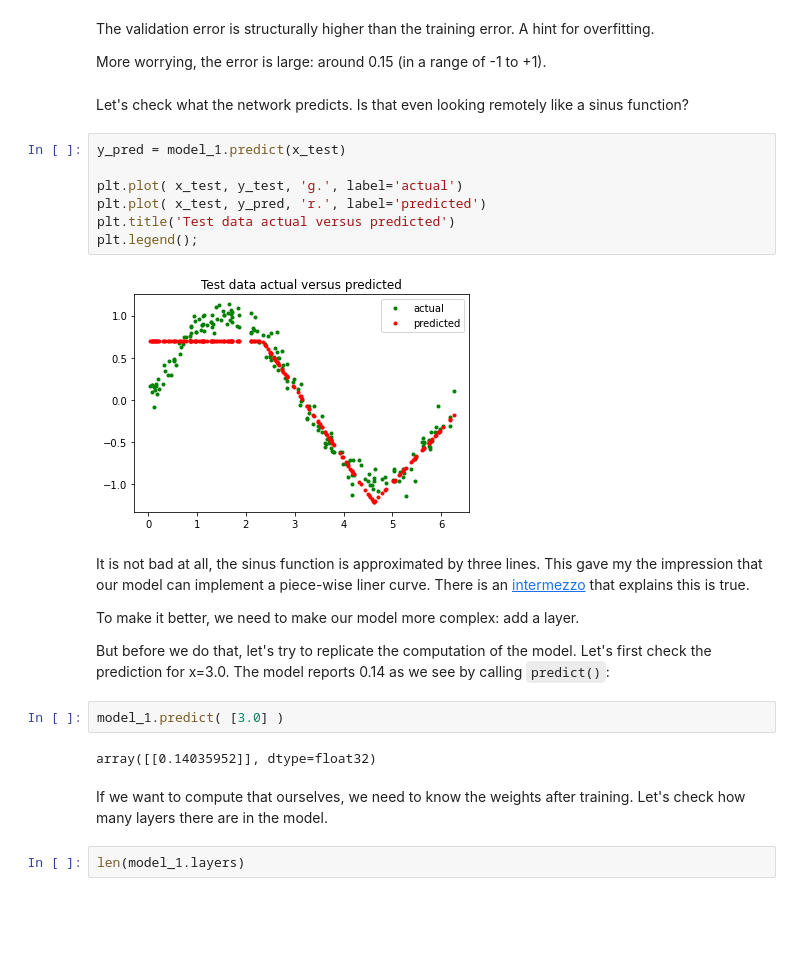
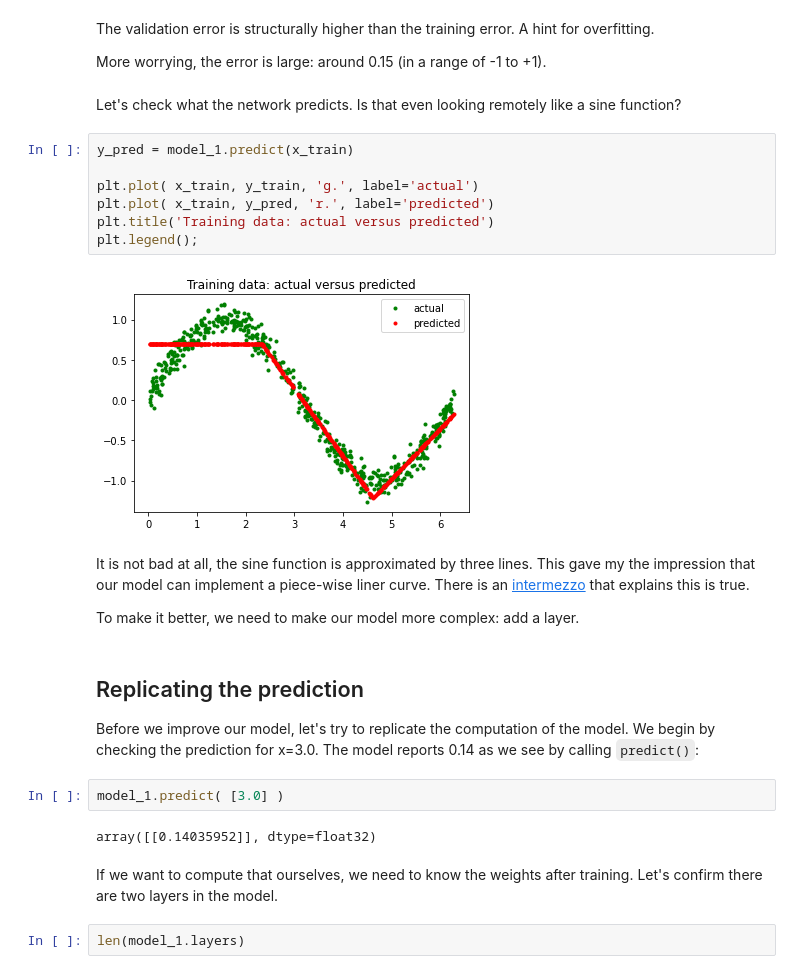
Before and after one commit to maarten-pennings/MachineLearning, a Jupyter notebook: sinus/sinus.ipynb, the cells around one changed output. Cells and saved outputs as stored; diff of their text form; blank space fills up the shorter version.

Commit message:
adds model_2

```diff
--- a/sinus/sinus.ipynb
+++ b/sinus/sinus.ipynb
@@ -245,30 +254,32 @@ The validation error is structurally higher than the training error. A hint for
 
 More worrying, the error is large: around 0.15 (in a range of -1 to +1).
 # %% [markdown]
-Let's check what the network predicts. Is that even looking remotely like a sinus function?
+Let's check what the network predicts. Is that even looking remotely like a sine function?
 # %%
-y_pred = model_1.predict(x_test)
+y_pred = model_1.predict(x_train)
 
-plt.plot( x_test, y_test, 'g.', label='actual')
-plt.plot( x_test, y_pred, 'r.', label='predicted')
-plt.title('Test data actual versus predicted')
+plt.plot( x_train, y_train, 'g.', label='actual')
+plt.plot( x_train, y_pred, 'r.', label='predicted')
+plt.title('Training data: actual versus predicted')
 plt.legend();
 # %% [output]
-[figure, old version]
+[figure, new version]
 # %% [markdown]
-It is not bad at all, the sinus function is approximated by three lines.
+It is not bad at all, the sine function is approximated by three lines.
 This gave my the impression that our model can implement a piece-wise liner curve.
 There is an [intermezzo](piecewise-linear.ipynb) that explains this is true.
 
 To make it better, we need to make our model more complex: add a layer.
-
-But before we do that, let's try to replicate the computation of the model. Let's first check the prediction for x=3.0. The model reports 0.14 as we see by calling `predict()`:
+# %% [markdown]
+## Replicating the prediction
+
+Before we improve our model, let's try to replicate the computation of the model. We begin by checking the prediction for x=3.0. The model reports 0.14 as we see by calling `predict()`:
 # %%
 model_1.predict( [3.0] )
 # %% [output]
 array([[0.14035952]], dtype=float32)
 # %% [markdown]
-If we want to compute that ourselves, we need to know the weights after training. Let's check how many layers there are in the model.
+If we want to compute that ourselves, we need to know the weights after training. Let's confirm there are two layers in the model.
 # %%
 len(model_1.layers)
 # %% [output]
```
Also changed, not shown: parts of 34 cells of this notebook, 2 other files.
